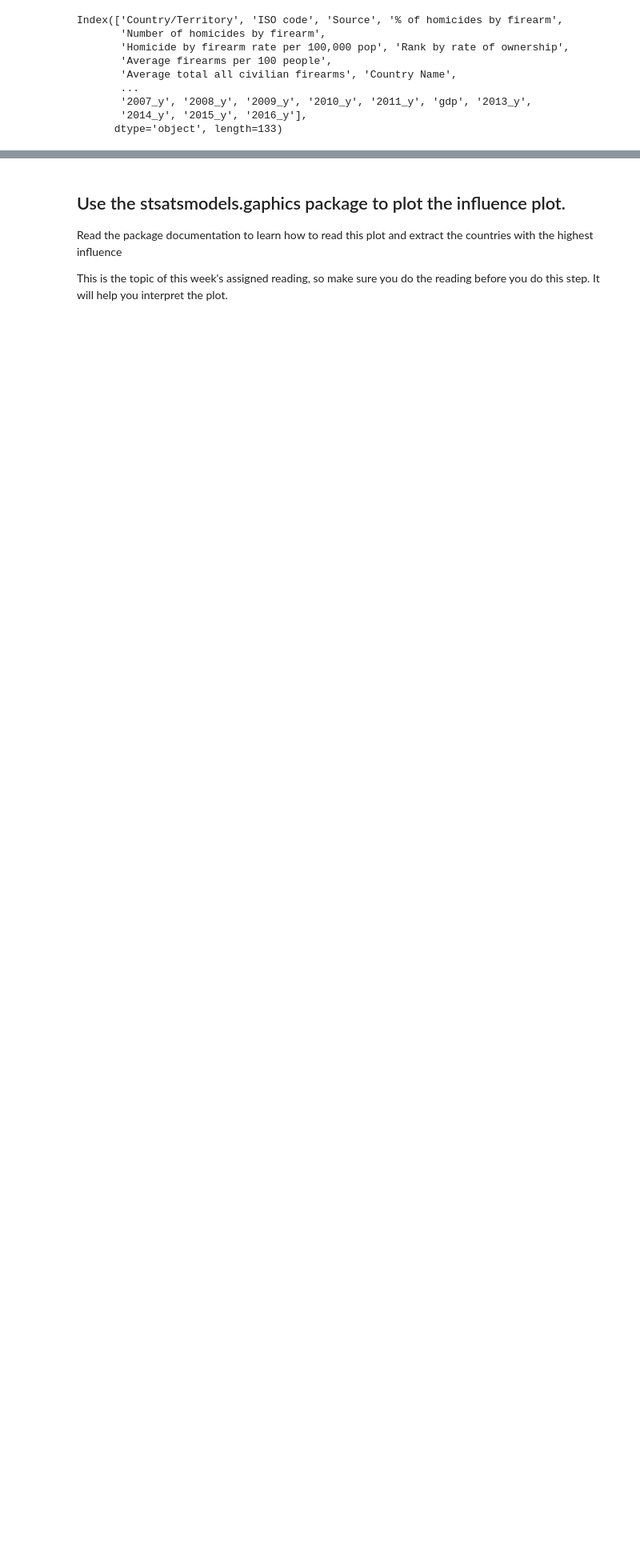
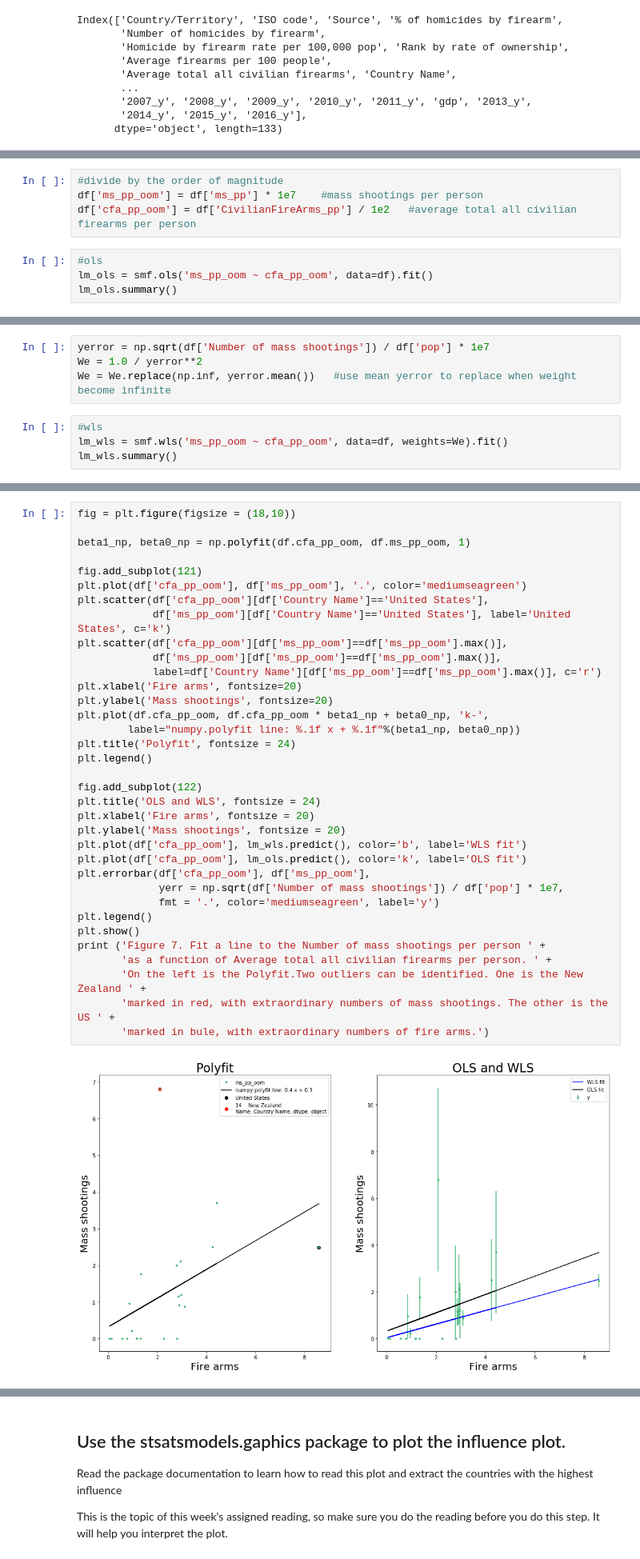
Before and after one commit to sebscho/PUI2017_lz1714, a Jupyter notebook: HW5_lz1714/Assignment3.ipynb, the cells around one changed output, grey strips where cells are left out. Shown at 80% size. Saved outputs shown, nothing was run; the diff lists cells and outputs as text; blank space fills up the shorter version.

```diff
--- a/HW5_lz1714/Assignment3.ipynb
+++ b/HW5_lz1714/Assignment3.ipynb
@@ -426,0 +325,8 @@ pl.xlabel("Fire arms");
+# %%
+#divide by the order of magnitude
+df['ms_pp_oom'] = df['ms_pp'] * 1e7    #mass shootings per person
+df['cfa_pp_oom'] = df['CivilianFireArms_pp'] / 1e2   #average total all civilian firearms per person
+# %%
+#ols
+lm_ols = smf.ols('ms_pp_oom ~ cfa_pp_oom', data=df).fit()
+lm_ols.summary()
@@ -426,0 +353,8 @@ pl.xlabel("Fire arms");
+# %%
+yerror = np.sqrt(df['Number of mass shootings']) / df['pop'] * 1e7
+We = 1.0 / yerror**2
+We = We.replace(np.inf, yerror.mean())   #use mean yerror to replace when weight become infinite
+# %%
+#wls
+lm_wls = smf.wls('ms_pp_oom ~ cfa_pp_oom', data=df, weights=We).fit()
+lm_wls.summary()
@@ -426,0 +381,37 @@ pl.xlabel("Fire arms");
+# %%
+fig = plt.figure(figsize = (18,10))
+
+beta1_np, beta0_np = np.polyfit(df.cfa_pp_oom, df.ms_pp_oom, 1)
+
+fig.add_subplot(121)
+plt.plot(df['cfa_pp_oom'], df['ms_pp_oom'], '.', color='mediumseagreen')
+plt.scatter(df['cfa_pp_oom'][df['Country Name']=='United States'],
+            df['ms_pp_oom'][df['Country Name']=='United States'], label='United States', c='k')
+plt.scatter(df['cfa_pp_oom'][df['ms_pp_oom']==df['ms_pp_oom'].max()],
+            df['ms_pp_oom'][df['ms_pp_oom']==df['ms_pp_oom'].max()],
+            label=df['Country Name'][df['ms_pp_oom']==df['ms_pp_oom'].max()], c='r')
+plt.xlabel('Fire arms', fontsize=20)
+plt.ylabel('Mass shootings', fontsize=20)
+plt.plot(df.cfa_pp_oom, df.cfa_pp_oom * beta1_np + beta0_np, 'k-',
+        label="numpy.polyfit line: %.1f x + %.1f"%(beta1_np, beta0_np))
+plt.title('Polyfit', fontsize = 24)
+plt.legend()
+
+fig.add_subplot(122)
+plt.title('OLS and WLS', fontsize = 24)
+plt.xlabel('Fire arms', fontsize = 20)
+plt.ylabel('Mass shootings', fontsize = 20)
+plt.plot(df['cfa_pp_oom'], lm_wls.predict(), color='b', label='WLS fit')
+plt.plot(df['cfa_pp_oom'], lm_ols.predict(), color='k', label='OLS fit')
+plt.errorbar(df['cfa_pp_oom'], df['ms_pp_oom'],
+             yerr = np.sqrt(df['Number of mass shootings']) / df['pop'] * 1e7,
+             fmt = '.', color='mediumseagreen', label='y')
+plt.legend()
+plt.show()
+print ('Figure 7. Fit a line to the Number of mass shootings per person ' +
+       'as a function of Average total all civilian firearms per person. ' +
+       'On the left is the Polyfit.Two outliers can be identified. One is the New Zealand ' +
+       'marked in red, with extraordinary numbers of mass shootings. The other is the US ' +
+       'marked in bule, with extraordinary numbers of fire arms.')
+# %% [output]
+[figure, added]
```
Also changed, not shown: parts of 56 cells of this notebook.
